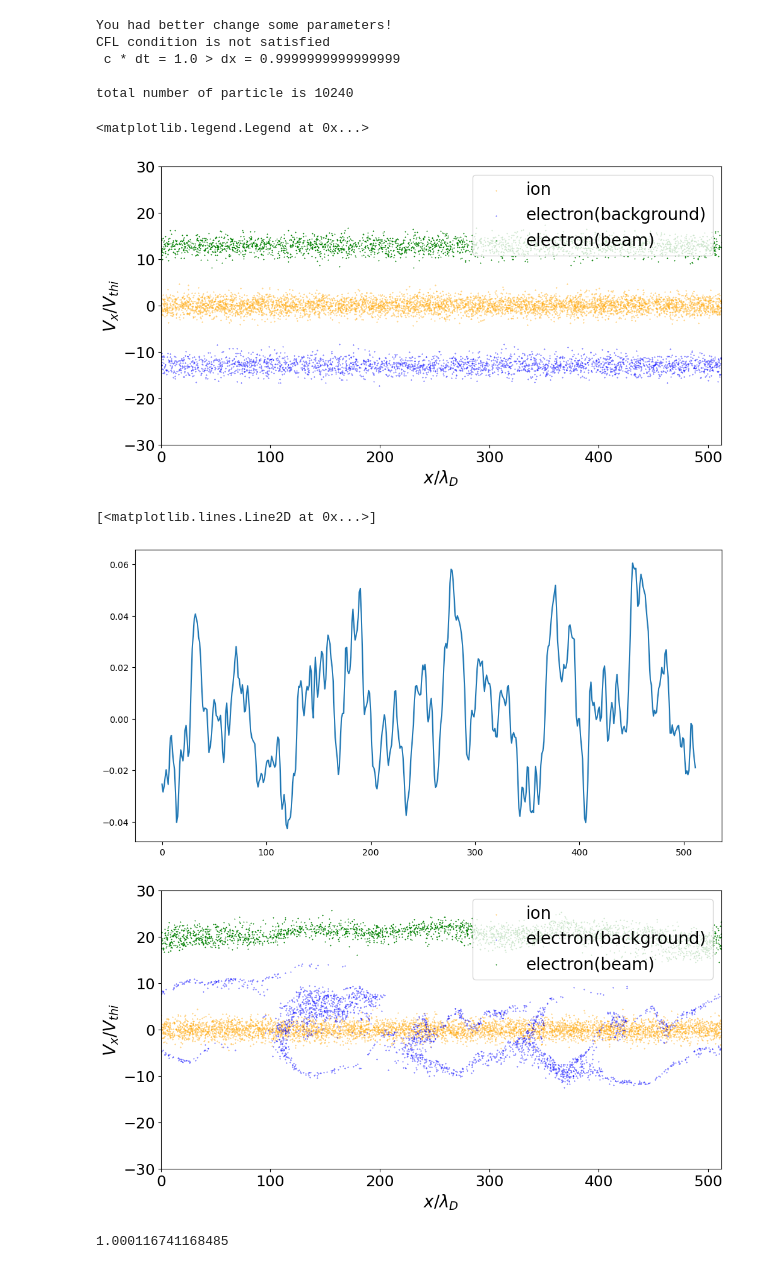
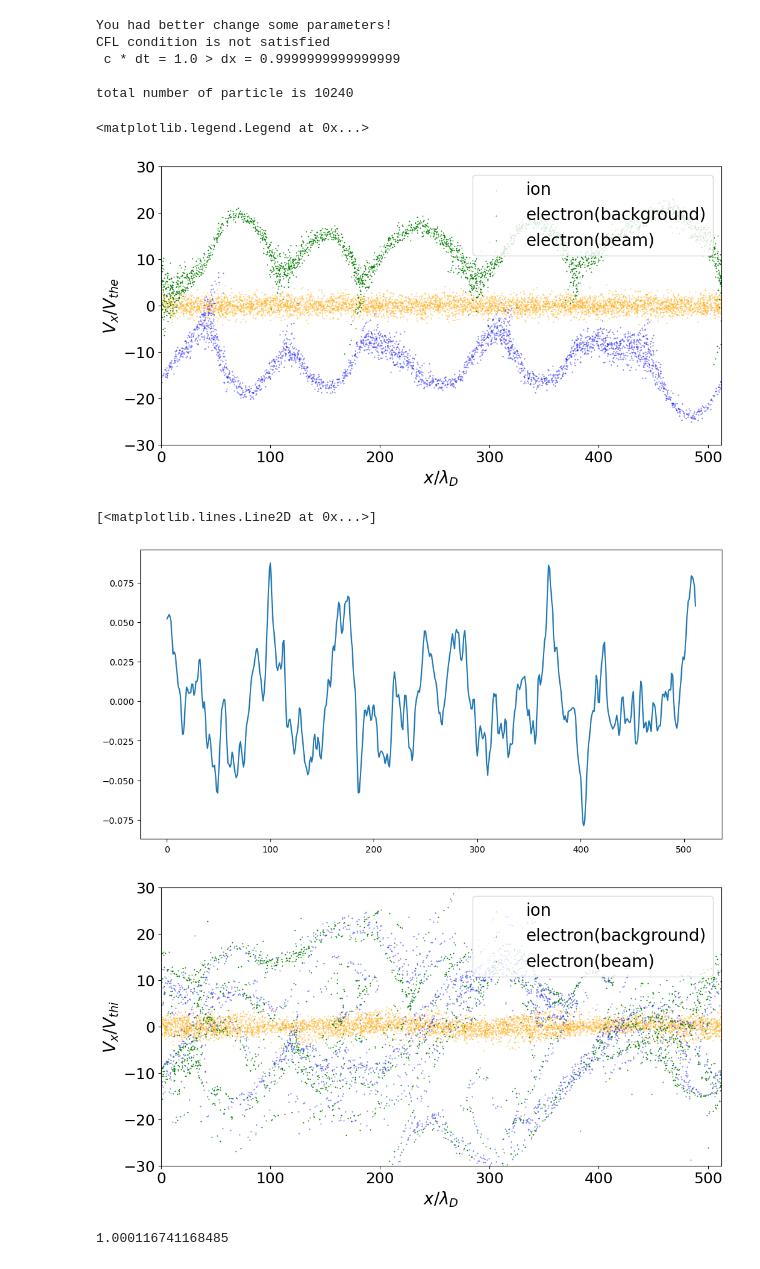
Before and after one commit to keita-akutagawa/pic_cpp_oop, a Jupyter notebook: examples_1D/two_stream_electron/PIC1D_two_stream_electron.ipynb, the cells around one changed output. Drawn from its saved outputs; the diff is of its cells as text; code cells hidden in the pictures.

```diff
--- a/examples_1D/two_stream_electron/PIC1D_two_stream_electron.ipynb
+++ b/examples_1D/two_stream_electron/PIC1D_two_stream_electron.ipynb
@@ -70,35 +70,35 @@ total number of particle is 10240
 fig = plt.figure(figsize=(12, 6))
 ax = fig.add_subplot(111)
 
-step = 0
+step = 2000
 x_ion = np.loadtxt(f"./results/two_stream_electron_x_ion_{step}.txt", delimiter=',')
 v_ion = np.loadtxt(f"./results/two_stream_electron_v_ion_{step}.txt", delimiter=',')
 x_electron = np.loadtxt(f"./results/two_stream_electron_x_electron_{step}.txt", delimiter=',')
 v_electron = np.loadtxt(f"./results/two_stream_electron_v_electron_{step}.txt", delimiter=',')
-ax.scatter(x_ion[:, 0], v_ion[:, 0]/v_thermal_ion, s=0.1, c='orange', label='ion')
+ax.scatter(x_ion[:, 0], v_ion[:, 0]/v_thermal_electron, s=0.1, c='orange', label='ion')
 ax.scatter(x_electron[:n_minus, 0], v_electron[:n_minus, 0]/v_thermal_electron, s=0.1, c='blue', label='electron(background)')
 ax.scatter(x_electron[n_minus:, 0], v_electron[n_minus:, 0]/v_thermal_electron, s=0.1, c='green', marker='*', label='electron(beam)')
 ax.set_xlim(0, x_max)
 ax.set_ylim(-30, 30)
 ax.set_xlabel('$x / \lambda_D$', fontsize=20)
-ax.set_ylabel('$V_x / V_{thi}$', fontsize=20)
+ax.set_ylabel('$V_x / V_{the}$', fontsize=20)
 ax.tick_params(labelsize=18)
 ax.legend(loc='upper right', fontsize=20)
 # %% [output]
 <matplotlib.legend.Legend at 0x...>
-[figure, old version]
+[figure, new version]
 # %%
 fig = plt.figure(figsize=(12, 6))
 ax = fig.add_subplot(111)
 
-step = 10000
+step = 1000
 E = np.loadtxt(f"./results/two_stream_electron_E_{step}.txt", delimiter=',').reshape(3, n_x)
 B = np.loadtxt(f"./results/two_stream_electron_B_{step}.txt", delimiter=',').reshape(3, n_x)
 current = np.loadtxt(f"./results/two_stream_electron_current_{step}.txt", delimiter=',').reshape(3, n_x)
 ax.plot(E[0, :])
 # %% [output]
 [<matplotlib.lines.Line2D at 0x...>]
-[figure, old version]
+[figure, new version]
 # %%
 fig = plt.figure(figsize=(12, 6))
 ax = fig.add_subplot(111)
@@ -134,7 +134,7 @@ for i in range(0, total_steps+1, 100):
     video.write(img)
 video.release()
 # %% [output]
-[figure, old version]
+[figure, new version]
 # %%
 step = 301
 kinetic_energy = np.zeros(step)
```
Also changed, not shown: 8 other files.
